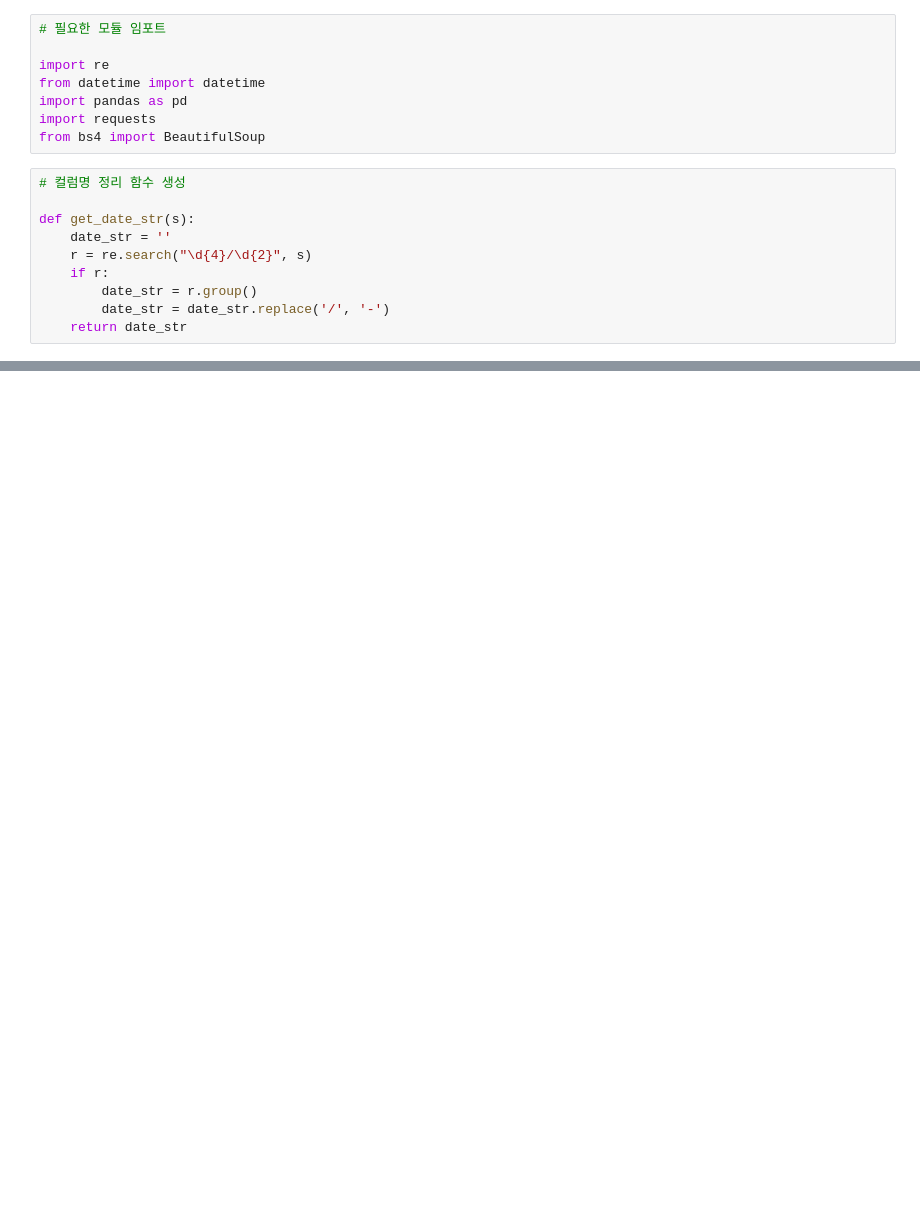
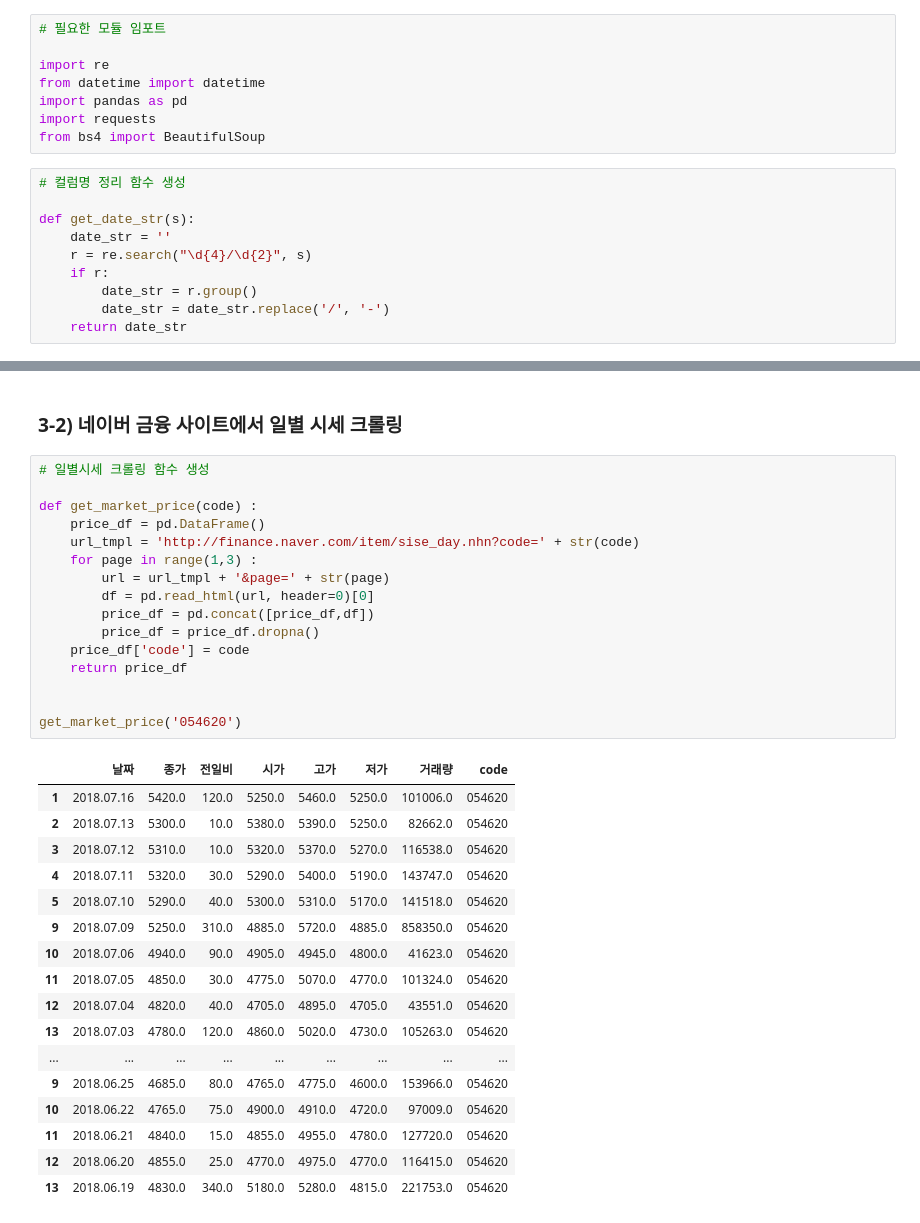
Before and after one commit to songyeseol/corp_portfolio_analysis, a Jupyter notebook: corp_portfolio_analysis.ipynb, the cells around one changed output, grey strips where cells are left out. Cells and saved outputs as stored; diff of their text form; blank space fills up the shorter version.

```diff
--- a/corp_portfolio_analysis.ipynb
+++ b/corp_portfolio_analysis.ipynb
@@ -164,0 +211,36 @@ len(final)
+# %% [markdown]
+### 3-2) 네이버 금융 사이트에서 일별 시세 크롤링
+# %%
+# 일별시세 크롤링 함수 생성
+
+def get_market_price(code) :
+    price_df = pd.DataFrame()
+    url_tmpl = 'http://finance.naver.com/item/sise_day.nhn?code=' + str(code)
+    for page in range(1,3) :
+        url = url_tmpl + '&page=' + str(page)
+        df = pd.read_html(url, header=0)[0]
+        price_df = pd.concat([price_df,df])
+        price_df = price_df.dropna()
+    price_df['code'] = code
+    return price_df
+
+
+get_market_price('054620')
+# %% [output]
+|  | 날짜 | 종가 | 전일비 | 시가 | 고가 | 저가 | 거래량 | code |
+| 1 | 2018.07.16 | 5420.0 | 120.0 | 5250.0 | 5460.0 | 5250.0 | 101006.0 | 054620 |
+| 2 | 2018.07.13 | 5300.0 | 10.0 | 5380.0 | 5390.0 | 5250.0 | 82662.0 | 054620 |
+| 3 | 2018.07.12 | 5310.0 | 10.0 | 5320.0 | 5370.0 | 5270.0 | 116538.0 | 054620 |
+| 4 | 2018.07.11 | 5320.0 | 30.0 | 5290.0 | 5400.0 | 5190.0 | 143747.0 | 054620 |
+| 5 | 2018.07.10 | 5290.0 | 40.0 | 5300.0 | 5310.0 | 5170.0 | 141518.0 | 054620 |
+| 9 | 2018.07.09 | 5250.0 | 310.0 | 4885.0 | 5720.0 | 4885.0 | 858350.0 | 054620 |
+| 10 | 2018.07.06 | 4940.0 | 90.0 | 4905.0 | 4945.0 | 4800.0 | 41623.0 | 054620 |
+| 11 | 2018.07.05 | 4850.0 | 30.0 | 4775.0 | 5070.0 | 4770.0 | 101324.0 | 054620 |
+| 12 | 2018.07.04 | 4820.0 | 40.0 | 4705.0 | 4895.0 | 4705.0 | 43551.0 | 054620 |
+| 13 | 2018.07.03 | 4780.0 | 120.0 | 4860.0 | 5020.0 | 4730.0 | 105263.0 | 054620 |
+| ... | ... | ... | ... | ... | ... | ... | ... | ... |
+| 9 | 2018.06.25 | 4685.0 | 80.0 | 4765.0 | 4775.0 | 4600.0 | 153966.0 | 054620 |
+| 10 | 2018.06.22 | 4765.0 | 75.0 | 4900.0 | 4910.0 | 4720.0 | 97009.0 | 054620 |
+| 11 | 2018.06.21 | 4840.0 | 15.0 | 4855.0 | 4955.0 | 4780.0 | 127720.0 | 054620 |
+| 12 | 2018.06.20 | 4855.0 | 25.0 | 4770.0 | 4975.0 | 4770.0 | 116415.0 | 054620 |
+| 13 | 2018.06.19 | 4830.0 | 340.0 | 5180.0 | 5280.0 | 4815.0 | 221753.0 | 054620 |
```
Also changed, not shown: parts of 14 cells of this notebook.
